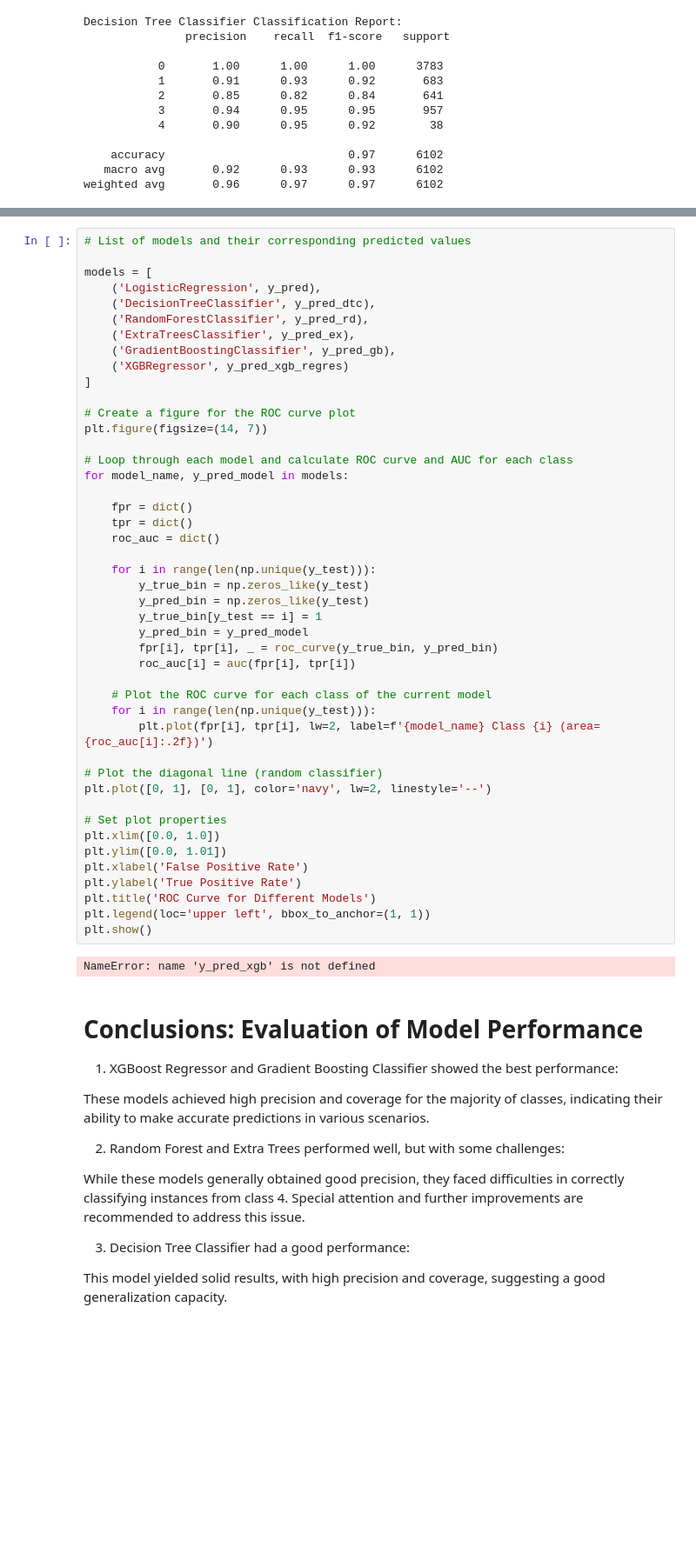
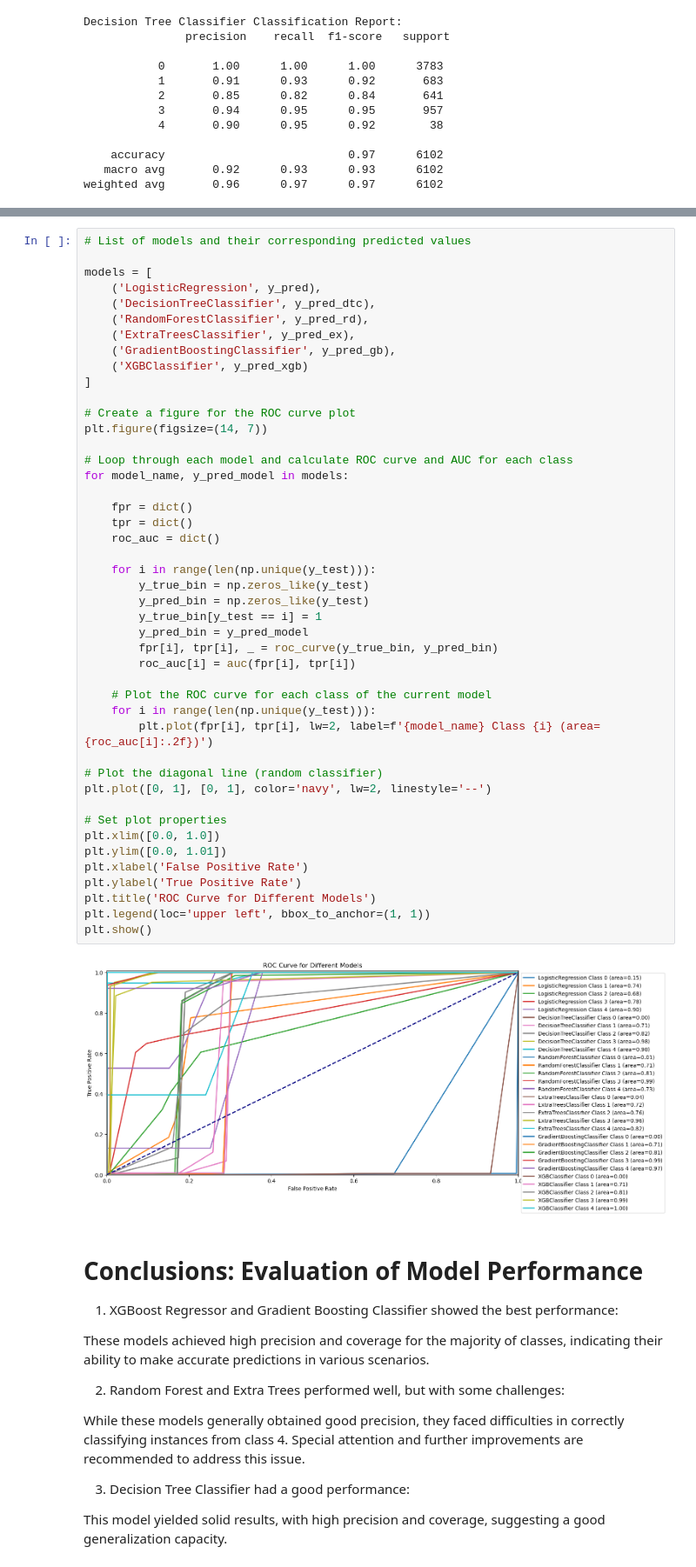
Before and after one commit to cuddles47/Anemia-Prediction-MLOps, a Jupyter notebook: classification-machine-learning-anemia-prediction.ipynb, the cells around one changed output, grey strips where cells are left out. Shown at 87% size. Cells and saved outputs as stored; diff of their text form; blank space fills up the shorter version.

```diff
--- a/classification-machine-learning-anemia-prediction.ipynb
+++ b/classification-machine-learning-anemia-prediction.ipynb
@@ -705,7 +748,7 @@ models = [
     ('RandomForestClassifier', y_pred_rd),
     ('ExtraTreesClassifier', y_pred_ex),
     ('GradientBoostingClassifier', y_pred_gb),
-    ('XGBRegressor', y_pred_xgb_regres)
+    ('XGBClassifier', y_pred_xgb)
 ]
 
 # Create a figure for the ROC curve plot
@@ -715,34 +758,34 @@ plt.figure(figsize=(14, 7))
 for model_name, y_pred_model in models:
 
     fpr = dict()
     tpr = dict()
     roc_auc = dict()
 
     for i in range(len(np.unique(y_test))):
         y_true_bin = np.zeros_like(y_test)
         y_pred_bin = np.zeros_like(y_test)
         y_true_bin[y_test == i] = 1
         y_pred_bin = y_pred_model
         fpr[i], tpr[i], _ = roc_curve(y_true_bin, y_pred_bin)
         roc_auc[i] = auc(fpr[i], tpr[i])
 
     # Plot the ROC curve for each class of the current model
     for i in range(len(np.unique(y_test))):
         plt.plot(fpr[i], tpr[i], lw=2, label=f'{model_name} Class {i} (area={roc_auc[i]:.2f})')
 
 # Plot the diagonal line (random classifier)
 plt.plot([0, 1], [0, 1], color='navy', lw=2, linestyle='--')
 
 # Set plot properties
 plt.xlim([0.0, 1.0])
 plt.ylim([0.0, 1.01])
 plt.xlabel('False Positive Rate')
 plt.ylabel('True Positive Rate')
 plt.title('ROC Curve for Different Models')
 plt.legend(loc='upper left', bbox_to_anchor=(1, 1))
 plt.show()
 # %% [output]
-NameError: name 'y_pred_xgb' is not defined
+[figure, added]
 # %% [markdown]
 # Conclusions: Evaluation of Model Performance
 
```
Also changed, not shown: parts of 5 cells of this notebook.
